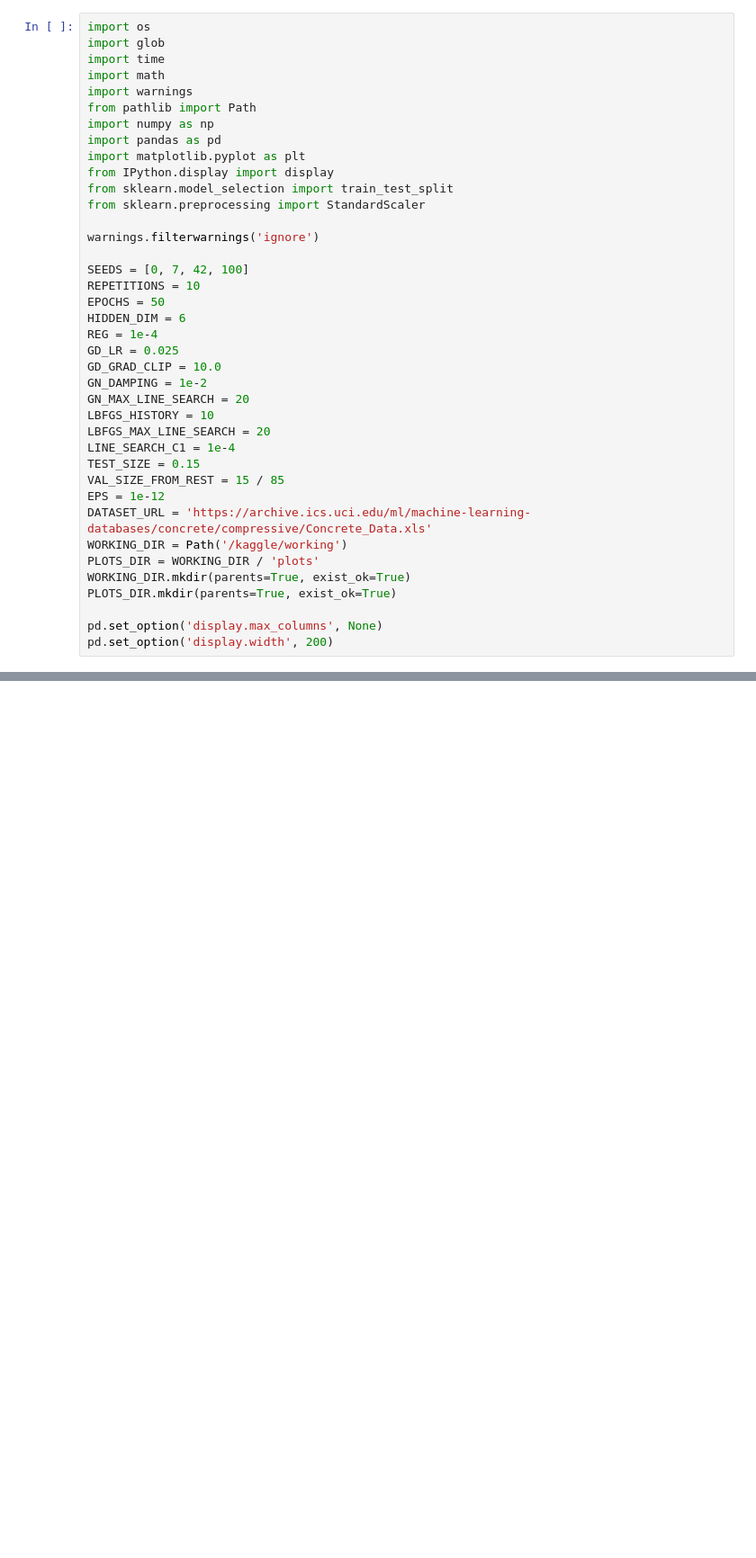
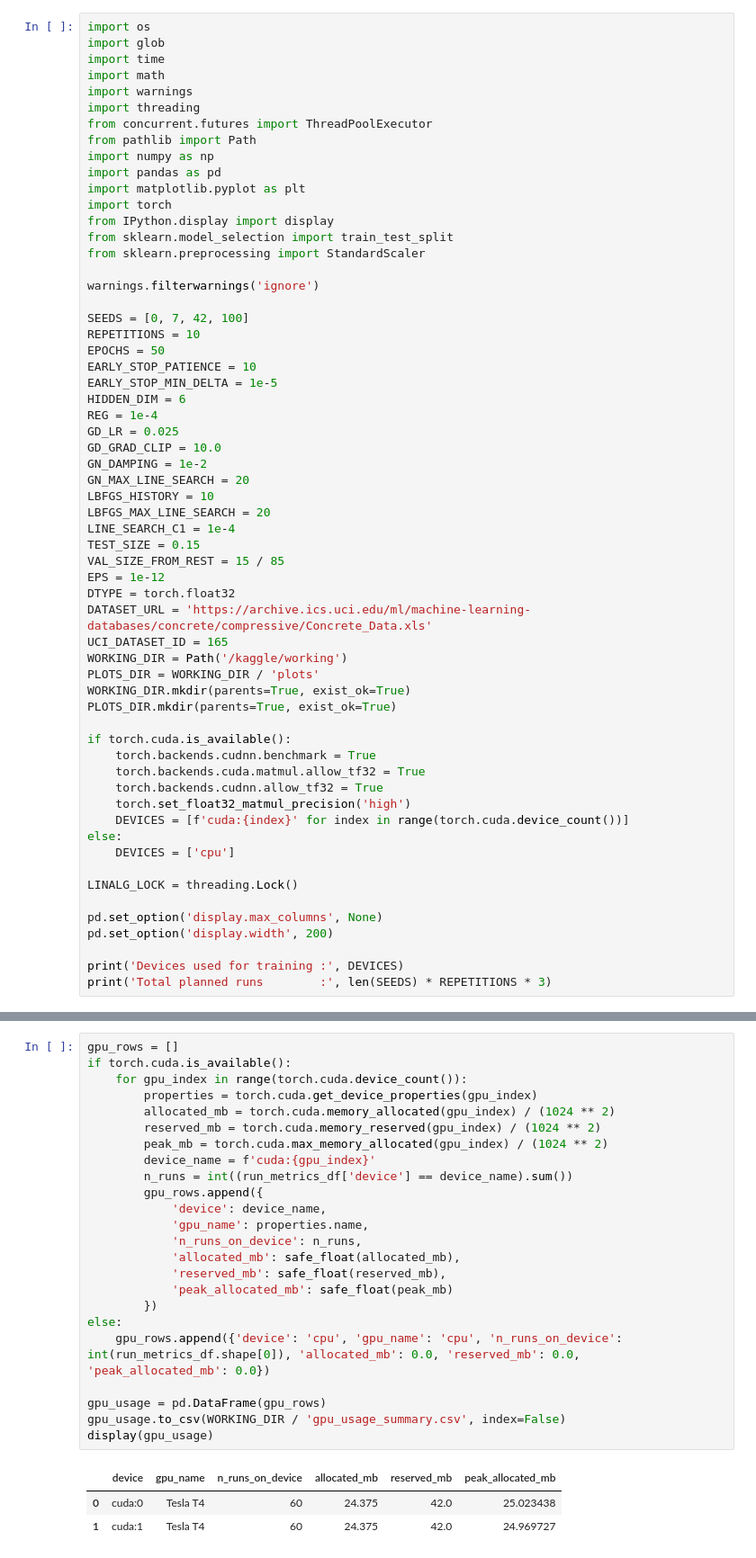
Before and after one commit to avezoor/MachineLearningRepository, a Jupyter notebook: TPOConcreteCompressiveStrength.ipynb, the cells around one changed output, grey strips where cells are left out. Shown at 90% size. Cells and saved outputs as stored; diff of their text form; blank space fills up the shorter version.

```diff
--- a/TPOConcreteCompressiveStrength.ipynb
+++ b/TPOConcreteCompressiveStrength.ipynb
@@ -28,10 +82,13 @@ import glob
 import time
 import math
 import warnings
+import threading
+from concurrent.futures import ThreadPoolExecutor
 from pathlib import Path
 import numpy as np
 import pandas as pd
 import matplotlib.pyplot as plt
+import torch
 from IPython.display import display
 from sklearn.model_selection import train_test_split
 from sklearn.preprocessing import StandardScaler
@@ -41,6 +98,8 @@ warnings.filterwarnings('ignore')
 SEEDS = [0, 7, 42, 100]
 REPETITIONS = 10
 EPOCHS = 50
+EARLY_STOP_PATIENCE = 10
+EARLY_STOP_MIN_DELTA = 1e-5
 HIDDEN_DIM = 6
 REG = 1e-4
 GD_LR = 0.025
@@ -53,11 +112,27 @@ LINE_SEARCH_C1 = 1e-4
 TEST_SIZE = 0.15
 VAL_SIZE_FROM_REST = 15 / 85
 EPS = 1e-12
+DTYPE = torch.float32
 DATASET_URL = 'https://archive.ics.uci.edu/ml/machine-learning-databases/concrete/compressive/Concrete_Data.xls'
+UCI_DATASET_ID = 165
 WORKING_DIR = Path('/kaggle/working')
 PLOTS_DIR = WORKING_DIR / 'plots'
 WORKING_DIR.mkdir(parents=True, exist_ok=True)
 PLOTS_DIR.mkdir(parents=True, exist_ok=True)
 
+if torch.cuda.is_available():
+    torch.backends.cudnn.benchmark = True
+    torch.backends.cuda.matmul.allow_tf32 = True
+    torch.backends.cudnn.allow_tf32 = True
+    torch.set_float32_matmul_precision('high')
+    DEVICES = [f'cuda:{index}' for index in range(torch.cuda.device_count())]
+else:
+    DEVICES = ['cpu']
+
+LINALG_LOCK = threading.Lock()
+
 pd.set_option('display.max_columns', None)
 pd.set_option('display.width', 200)
+
+print('Devices used for training :', DEVICES)
+print('Total planned runs        :', len(SEEDS) * REPETITIONS * 3)
@@ -601,0 +807,28 @@ run_metrics_df.sort_values('test_rmse').head(10)
+# %%
+gpu_rows = []
+if torch.cuda.is_available():
+    for gpu_index in range(torch.cuda.device_count()):
+        properties = torch.cuda.get_device_properties(gpu_index)
+        allocated_mb = torch.cuda.memory_allocated(gpu_index) / (1024 ** 2)
+        reserved_mb = torch.cuda.memory_reserved(gpu_index) / (1024 ** 2)
+        peak_mb = torch.cuda.max_memory_allocated(gpu_index) / (1024 ** 2)
+        device_name = f'cuda:{gpu_index}'
+        n_runs = int((run_metrics_df['device'] == device_name).sum())
+        gpu_rows.append({
+            'device': device_name,
+            'gpu_name': properties.name,
+            'n_runs_on_device': n_runs,
+            'allocated_mb': safe_float(allocated_mb),
+            'reserved_mb': safe_float(reserved_mb),
+            'peak_allocated_mb': safe_float(peak_mb)
+        })
+else:
+    gpu_rows.append({'device': 'cpu', 'gpu_name': 'cpu', 'n_runs_on_device': int(run_metrics_df.shape[0]), 'allocated_mb': 0.0, 'reserved_mb': 0.0, 'peak_allocated_mb': 0.0})
+
+gpu_usage = pd.DataFrame(gpu_rows)
+gpu_usage.to_csv(WORKING_DIR / 'gpu_usage_summary.csv', index=False)
+display(gpu_usage)
+# %% [output]
+|  | device | gpu_name | n_runs_on_device | allocated_mb | reserved_mb | peak_allocated_mb |
+| 0 | cuda:0 | Tesla T4 | 60 | 24.375 | 42.0 | 25.023438 |
+| 1 | cuda:1 | Tesla T4 | 60 | 24.375 | 42.0 | 24.969727 |
```
Also changed, not shown: parts of 25 cells of this notebook.
